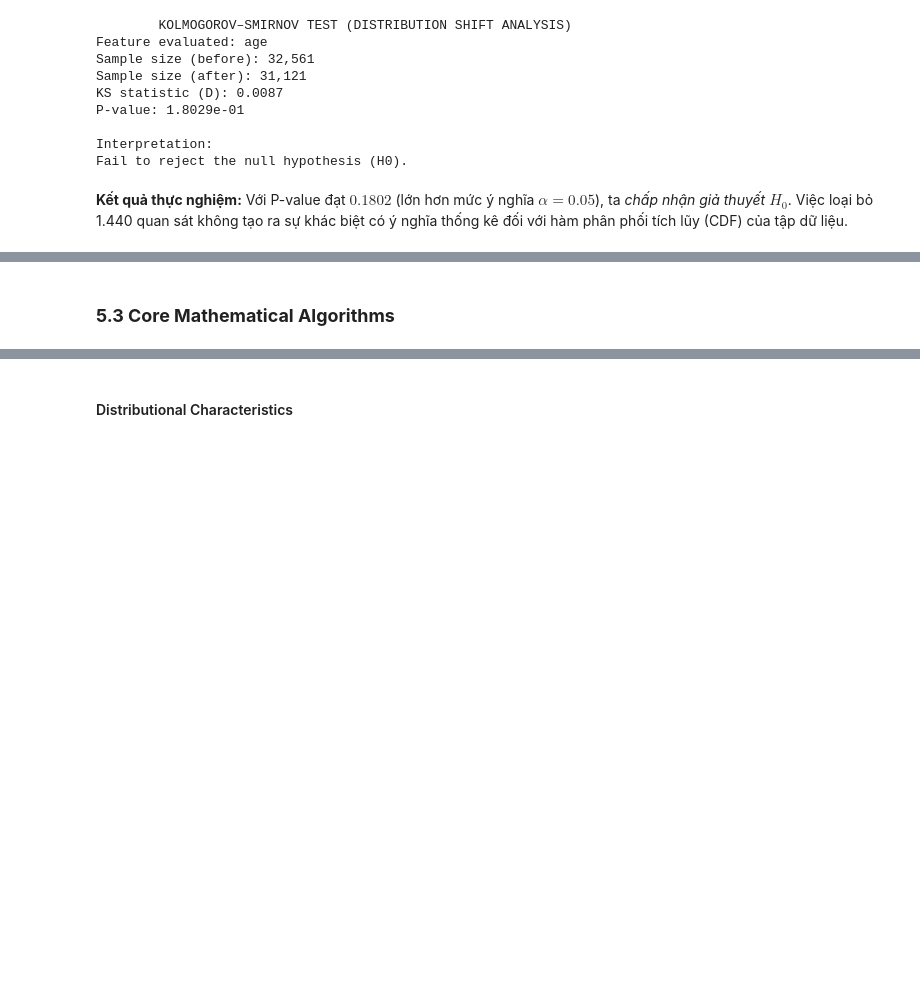
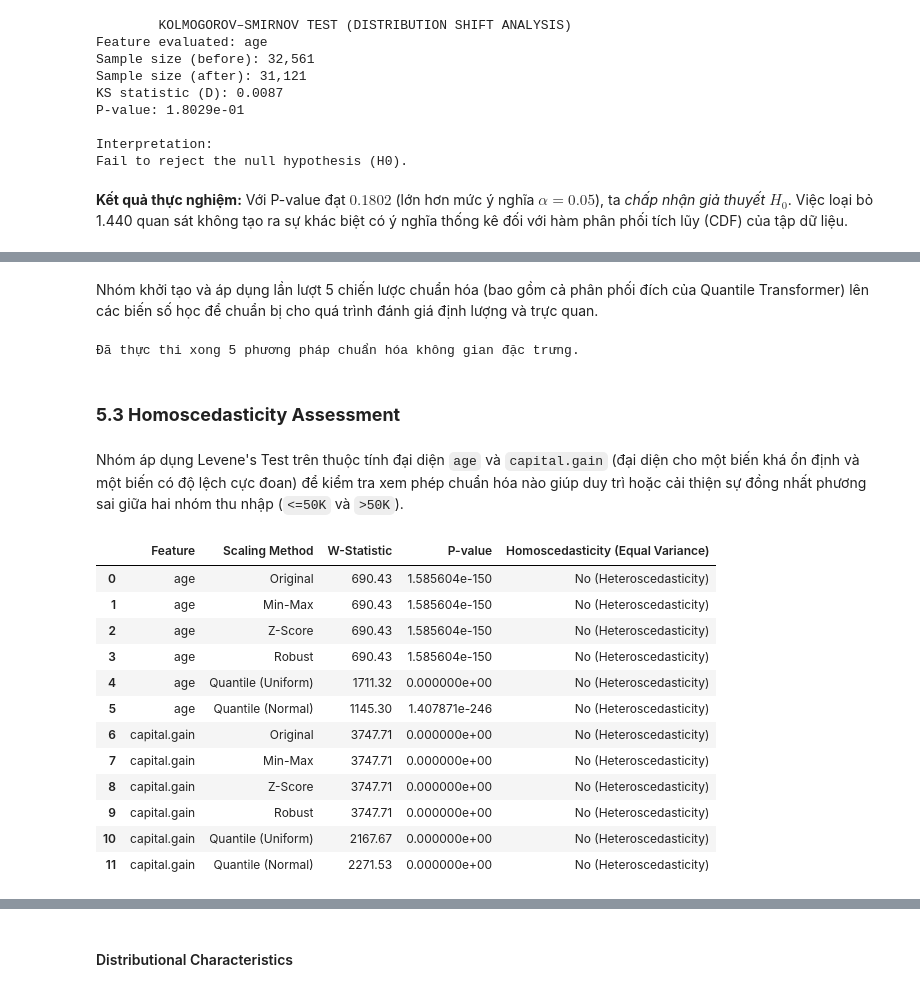
Before and after one commit to quanpro147/HCMUS-DataMining-Prj1, a Jupyter notebook: notebooks/04_preprocessing_tabular.ipynb, the cells around one changed output, grey strips where cells are left out. Drawn from its saved outputs; the diff is of its cells as text; code cells hidden in the pictures; blank space fills up the shorter version.

```diff
--- a/notebooks/04_preprocessing_tabular.ipynb
+++ b/notebooks/04_preprocessing_tabular.ipynb
@@ -515,3 +599,79 @@ Tương tự các kiểm định tính chuẩn khác, giả thuyết được đ
+# %% [markdown]
+Nhóm khởi tạo và áp dụng lần lượt 5 chiến lược chuẩn hóa (bao gồm cả phân phối đích của Quantile Transformer) lên các biến số học để chuẩn bị cho quá trình đánh giá định lượng và trực quan.
+# %%
+import pandas as pd
+import numpy as np
+from sklearn.preprocessing import MinMaxScaler, StandardScaler, RobustScaler, QuantileTransformer
+
+# Lấy dữ liệu biến số và biến mục tiêu từ tập đã làm sạch (df_adult_clean)
+num_cols = ['age', 'fnlwgt', 'education.num', 'capital.gain', 'capital.loss', 'hours.per.week']
+X_num = df_adult_clean[num_cols].copy()
+y_income = df_adult_clean['income'].copy()
+
+# Khởi tạo các Scaler
+scalers = {
+    'Original': None,
+    'Min-Max': MinMaxScaler(),
+    'Z-Score': StandardScaler(),
+    'Robust': RobustScaler(),
+    'Quantile (Uniform)': QuantileTransformer(output_distribution='uniform', random_state=42),
+    'Quantile (Normal)': QuantileTransformer(output_distribution='normal', random_state=42)
+}
+
+# Lưu trữ kết quả chuẩn hóa
+scaled_data = {}
+for name, scaler in scalers.items():
+    if scaler is None:
+        scaled_data[name] = X_num.copy()
+    else:
+        scaled_data[name] = pd.DataFrame(scaler.fit_transform(X_num), columns=num_cols)
+
+print("Đã thực thi xong 5 phương pháp chuẩn hóa không gian đặc trưng.")
+# %% [output]
+Đã thực thi xong 5 phương pháp chuẩn hóa không gian đặc trưng.
 # %% [markdown]
-### **5.3 Core Mathematical Algorithms**
+### **5.3 Homoscedasticity Assessment**
+# %% [markdown]
+Nhóm áp dụng Levene's Test trên thuộc tính đại diện `age` và `capital.gain` (đại diện cho một biến khá ổn định và một biến có độ lệch cực đoan) để kiểm tra xem phép chuẩn hóa nào giúp duy trì hoặc cải thiện sự đồng nhất phương sai giữa hai nhóm thu nhập (`<=50K` và `>50K`).
+# %%
+import scipy.stats as stats
+
+# Chọn biến đại diện để kiểm định
+features_to_test = ['age', 'capital.gain']
+
+levene_results = []
+
+for feat in features_to_test:
+    for name, df_scaled in scaled_data.items():
+        # Phân tách dữ liệu theo 2 nhóm thu nhập
+        group_low = df_scaled.loc[y_income == '<=50K', feat].dropna()
+        group_high = df_scaled.loc[y_income == '>50K', feat].dropna()
+
+        # Thực thi Levene's test (sử dụng Median - Brown-Forsythe test)
+        stat, p_val = stats.levene(group_low, group_high, center='median')
+
+        levene_results.append({
+            'Feature': feat,
+            'Scaling Method': name,
+            'W-Statistic': round(stat, 2),
+            'P-value': p_val,
+            'Homoscedasticity (Equal Variance)': "Yes" if p_val >= 0.05 else "No (Heteroscedasticity)"
+        })
+
+df_levene = pd.DataFrame(levene_results)
+display(df_levene)
+# %% [output]
+|  | Feature | Scaling Method | W-Statistic | P-value | Homoscedasticity (Equal Variance) |
+| 0 | age | Original | 690.43 | 1.585604e-150 | No (Heteroscedasticity) |
+| 1 | age | Min-Max | 690.43 | 1.585604e-150 | No (Heteroscedasticity) |
+| 2 | age | Z-Score | 690.43 | 1.585604e-150 | No (Heteroscedasticity) |
+| 3 | age | Robust | 690.43 | 1.585604e-150 | No (Heteroscedasticity) |
+| 4 | age | Quantile (Uniform) | 1711.32 | 0.000000e+00 | No (Heteroscedasticity) |
+| 5 | age | Quantile (Normal) | 1145.30 | 1.407871e-246 | No (Heteroscedasticity) |
+| 6 | capital.gain | Original | 3747.71 | 0.000000e+00 | No (Heteroscedasticity) |
+| 7 | capital.gain | Min-Max | 3747.71 | 0.000000e+00 | No (Heteroscedasticity) |
+| 8 | capital.gain | Z-Score | 3747.71 | 0.000000e+00 | No (Heteroscedasticity) |
+| 9 | capital.gain | Robust | 3747.71 | 0.000000e+00 | No (Heteroscedasticity) |
+| 10 | capital.gain | Quantile (Uniform) | 2167.67 | 0.000000e+00 | No (Heteroscedasticity) |
+| 11 | capital.gain | Quantile (Normal) | 2271.53 | 0.000000e+00 | No (Heteroscedasticity) |
 # %% [markdown]
```
Also changed, not shown: parts of 28 cells of this notebook.
